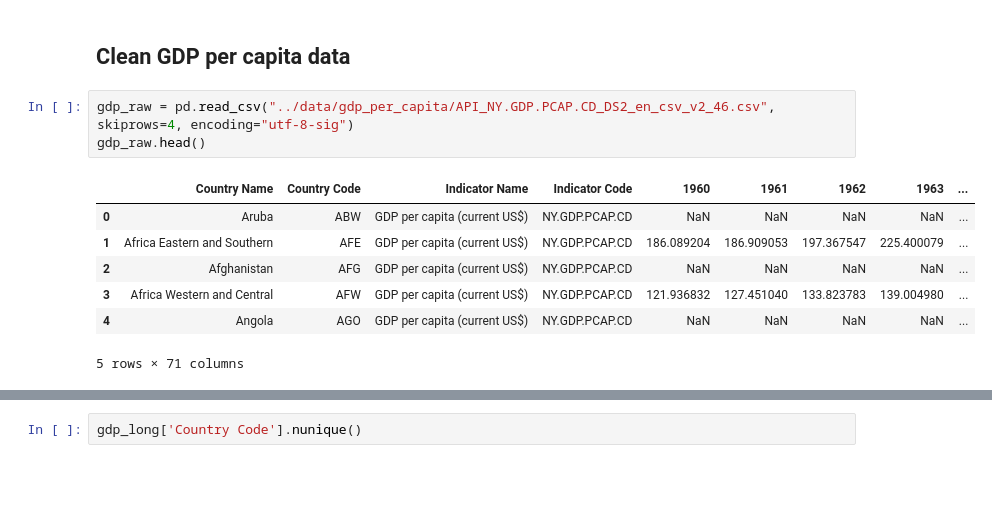
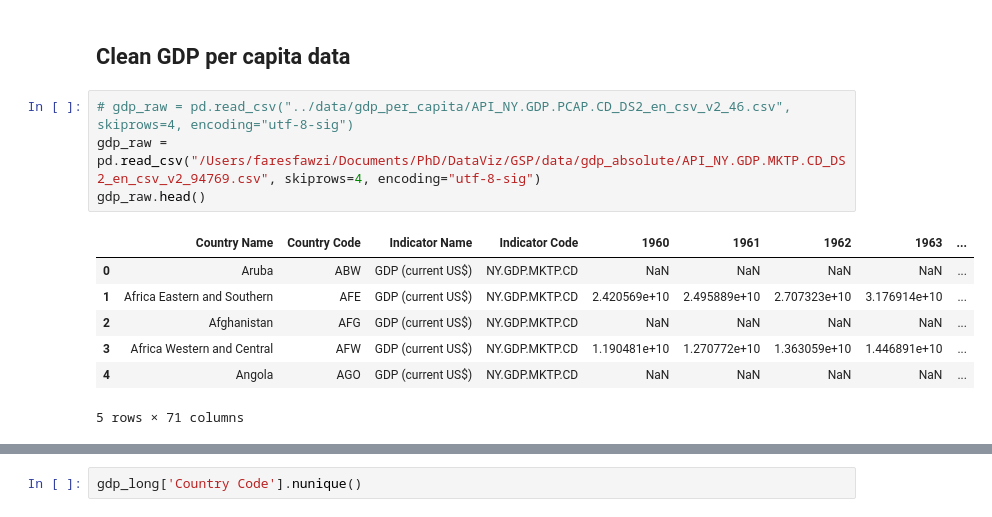
Before and after one commit to com-480-data-visualization/GSP, a Jupyter notebook: MS1/gdp.ipynb, the cells around one changed output, grey strips where cells are left out. Cells and saved outputs as stored; diff of their text form; blank space fills up the shorter version.

```diff
--- a/MS1/gdp.ipynb
+++ b/MS1/gdp.ipynb
@@ -7,15 +7,16 @@ sns.set_theme(style="whitegrid", context="talk")
 # %% [markdown]
 ## Clean GDP per capita data
 # %%
-gdp_raw = pd.read_csv("../data/gdp_per_capita/API_NY.GDP.PCAP.CD_DS2_en_csv_v2_46.csv", skiprows=4, encoding="utf-8-sig")
+# gdp_raw = pd.read_csv("../data/gdp_per_capita/API_NY.GDP.PCAP.CD_DS2_en_csv_v2_46.csv", skiprows=4, encoding="utf-8-sig")
+gdp_raw = pd.read_csv("/Users/faresfawzi/Documents/PhD/DataViz/GSP/data/gdp_absolute/API_NY.GDP.MKTP.CD_DS2_en_csv_v2_94769.csv", skiprows=4, encoding="utf-8-sig")
 gdp_raw.head()
 # %% [output]
 |  | Country Name | Country Code | Indicator Name | Indicator Code | 1960 | 1961 | 1962 | 1963 | ... |
-| 0 | Aruba | ABW | GDP per capita (current US$) | NY.GDP.PCAP.CD | NaN | NaN | NaN | NaN | ... |
-| 1 | Africa Eastern and Southern | AFE | GDP per capita (current US$) | NY.GDP.PCAP.CD | 186.089204 | 186.909053 | 197.367547 | 225.400079 | ... |
-| 2 | Afghanistan | AFG | GDP per capita (current US$) | NY.GDP.PCAP.CD | NaN | NaN | NaN | NaN | ... |
-| 3 | Africa Western and Central | AFW | GDP per capita (current US$) | NY.GDP.PCAP.CD | 121.936832 | 127.451040 | 133.823783 | 139.004980 | ... |
-| 4 | Angola | AGO | GDP per capita (current US$) | NY.GDP.PCAP.CD | NaN | NaN | NaN | NaN | ... |
+| 0 | Aruba | ABW | GDP (current US$) | NY.GDP.MKTP.CD | NaN | NaN | NaN | NaN | ... |
+| 1 | Africa Eastern and Southern | AFE | GDP (current US$) | NY.GDP.MKTP.CD | 2.420569e+10 | 2.495889e+10 | 2.707323e+10 | 3.176914e+10 | ... |
+| 2 | Afghanistan | AFG | GDP (current US$) | NY.GDP.MKTP.CD | NaN | NaN | NaN | NaN | ... |
+| 3 | Africa Western and Central | AFW | GDP (current US$) | NY.GDP.MKTP.CD | 1.190481e+10 | 1.270772e+10 | 1.363059e+10 | 1.446891e+10 | ... |
+| 4 | Angola | AGO | GDP (current US$) | NY.GDP.MKTP.CD | NaN | NaN | NaN | NaN | ... |
 5 rows × 71 columns
 # %%
 year_cols = [c for c in gdp_raw.columns if c.isdigit()]
```
Also changed, not shown: parts of 10 cells of this notebook, 2 other files.
